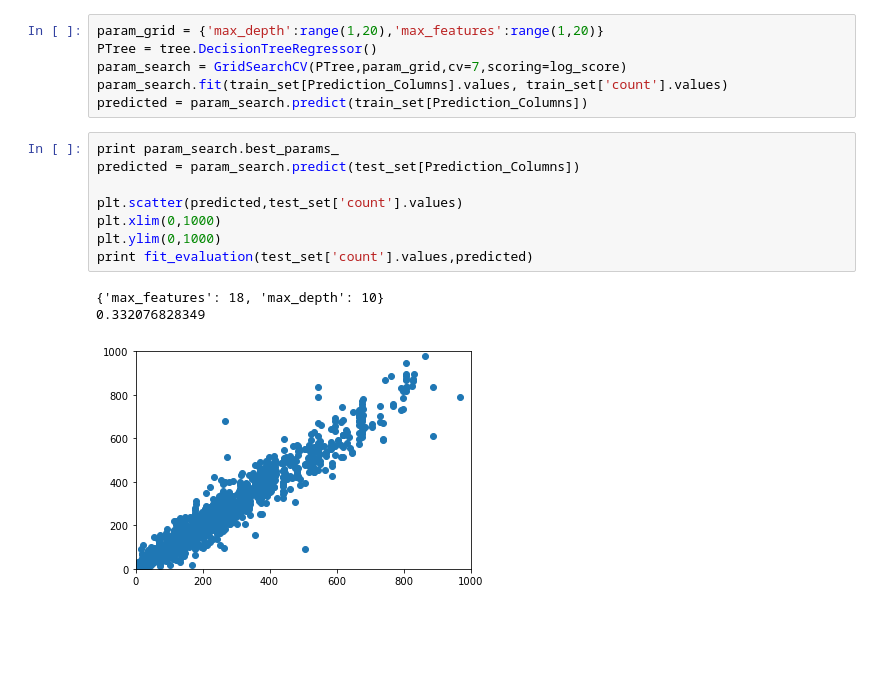
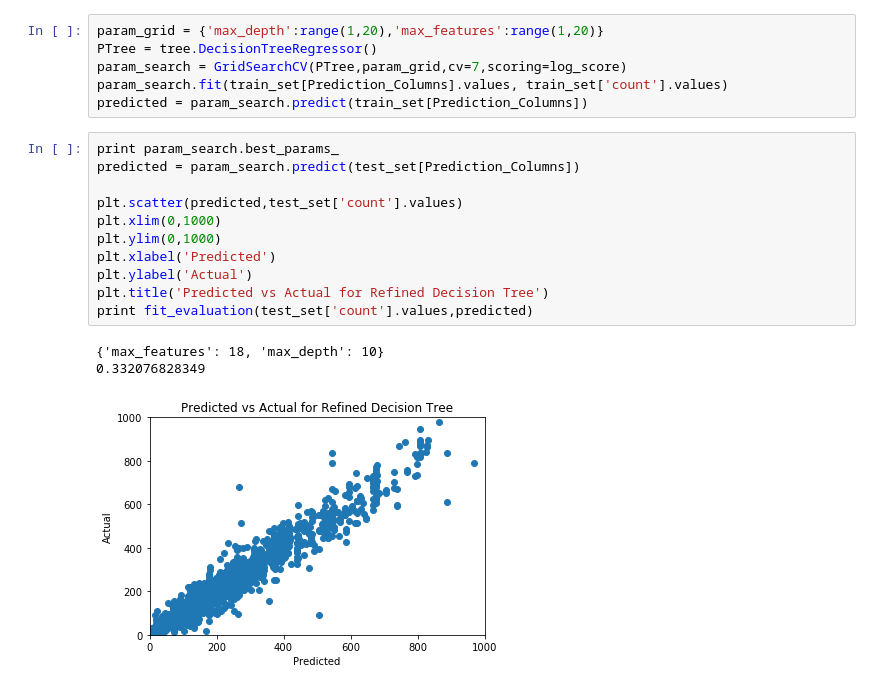
Before and after one commit to amkabatznick/W207_Final_Project, a Jupyter notebook: holmes_kabatznick_whittington_p4.ipynb, the cells around one changed output. Cells and saved outputs as stored; diff of their text form; blank space fills up the shorter version.

```diff
--- a/holmes_kabatznick_whittington_p4.ipynb
+++ b/holmes_kabatznick_whittington_p4.ipynb
@@ -228,12 +236,15 @@ predicted = param_search.predict(train_set[Prediction_Columns])
 # %%
 print param_search.best_params_
 predicted = param_search.predict(test_set[Prediction_Columns])
 
 plt.scatter(predicted,test_set['count'].values)
 plt.xlim(0,1000)
 plt.ylim(0,1000)
+plt.xlabel('Predicted')
+plt.ylabel('Actual')
+plt.title('Predicted vs Actual for Refined Decision Tree')
 print fit_evaluation(test_set['count'].values,predicted)
 # %% [output]
 {'max_features': 18, 'max_depth': 10}
 0.332076828349
-[figure, old version]
+[figure, new version]
```
Also changed, not shown: parts of 3 cells of this notebook.
